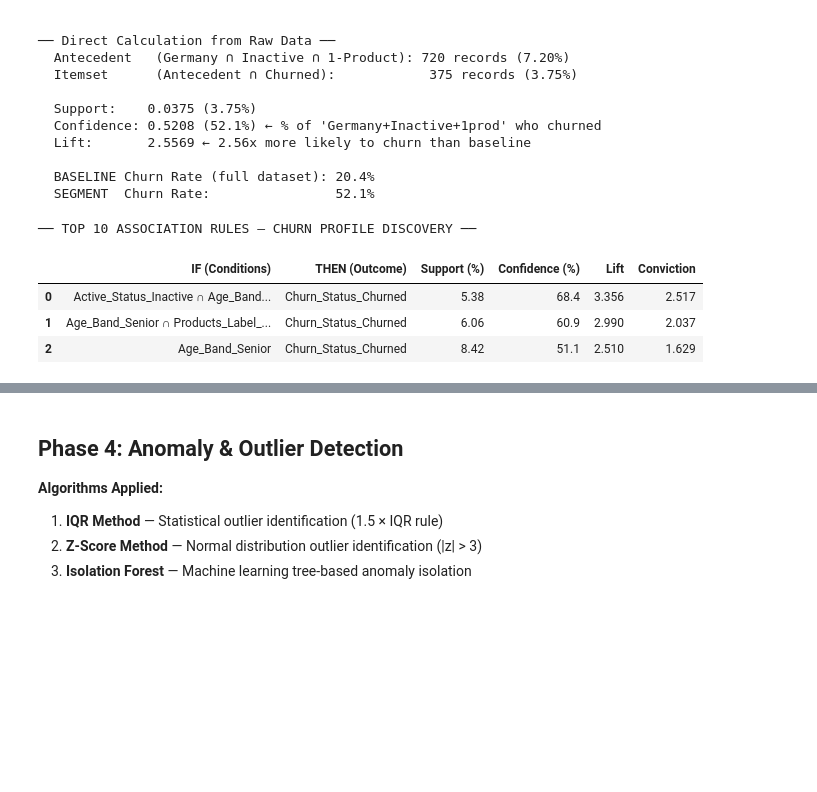
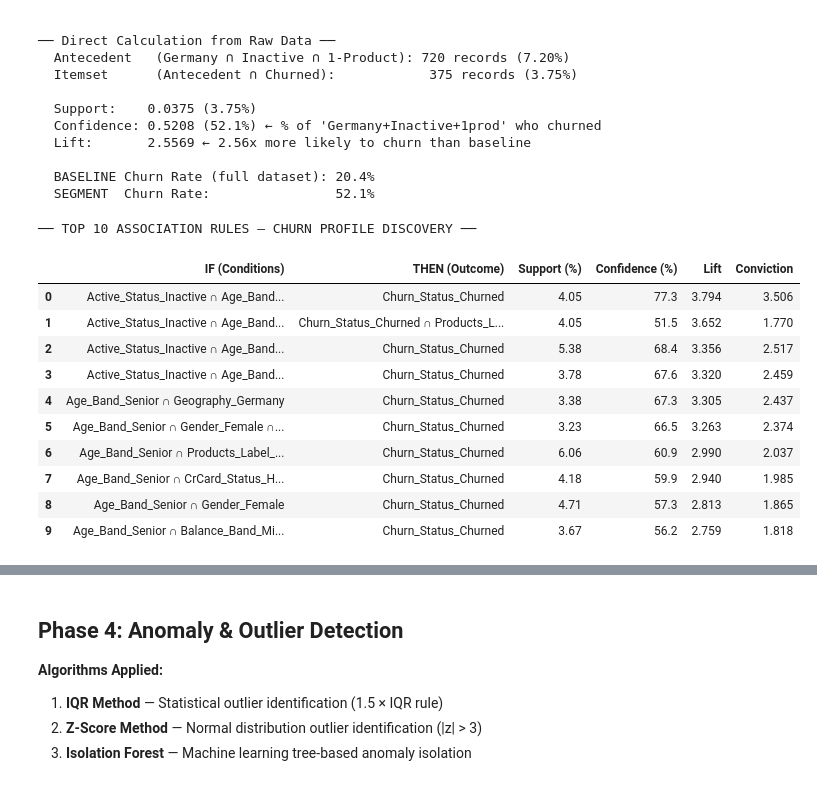
Before and after one commit to Kelompok4-PPTI20/data-mining, a Jupyter notebook: notebooks/notebook.ipynb, the cells around one changed output, grey strips where cells are left out. Cells and saved outputs as stored; diff of their text form; code cells hidden in the pictures; blank space fills up the shorter version.

```diff
--- a/notebooks/notebook.ipynb
+++ b/notebooks/notebook.ipynb
@@ -1111,11 +1111,18 @@ behavioral and financial attributes, with focus on identifying strong churn sign
 **Filter Criteria:** Support > 0.05, Confidence > 0.50, Lift > 1.5
 **Deliverable:** ≥ 10 non-trivial, high-lift association rules with business interpretation
 # %%
-# ── Load OHE Transaction Matrix ───────────────────────────────────────────────
+# ── Load OHE Transaction Matrix ───────────────────────────────────
 df_ohe_txn = pd.read_csv('../data/processed/churn_ohe_transactions.csv')
 
 # Ensure boolean dtype
 df_ohe_txn = df_ohe_txn.astype(bool)
+
+# Drop the negation of the target. Keeping 'Churn_Status_Retained' as a
+# minable item produces tautological rules of the form {Retained,...} -> {X}
+# that carry no business insight. Phase 3 mines rules whose CONSEQUENT is
+# Churned; the Retained column is its complement and adds only noise.
+if 'Churn_Status_Retained' in df_ohe_txn.columns:
+    df_ohe_txn = df_ohe_txn.drop(columns=['Churn_Status_Retained'])
 
 print("── Transaction Matrix Audit ──")
 print(f"  Shape: {df_ohe_txn.shape}")
@@ -1145,8 +1152,13 @@ for col in sorted(df_ohe_txn.columns):
     Tenure_Band_Loyal                        support = 0.4494 (44.9%)
     Tenure_Band_New_Customer                 support = 0.2496 (25.0%)
 # %%
-# ── Apriori: Frequent Itemset Mining ──────────────────────────────────────────
-MIN_SUPPORT    = 0.05   # Item combination must appear in ≥5% of customers
+# ── Apriori: Frequent Itemset Mining ──────────────────────────────────
+# Churn base-rate ≈ 20%. A min_support of 0.05 demanded the antecedent+
+# Churned itemset appear in >=5% of customers, which only 3 multi-attribute
+# churn rules cleared. PDF Phase 3 rubric requires >=10 non-trivial rules,
+# so we lower the support floor to 0.03 (≈300 customers — still a defensible
+# segment size, not a single-record fluke).
+MIN_SUPPORT    = 0.03   # Item combination must appear in >=3% of customers
 MAX_LEN        = 5      # Maximum itemset length (controls complexity)
 
 print(f"Running Apriori (min_support={MIN_SUPPORT}, max_len={MAX_LEN})...")
@@ -1328,7 +1368,7 @@ print(f"  SEGMENT  Churn Rate:                {confidence*100:.1f}%")
   BASELINE Churn Rate (full dataset): 20.4%
   SEGMENT  Churn Rate:                52.1%
 # %%
-# ── Top 10 Rules — Formatted Deliverable ─────────────────────────────────────
+# ── Top 10 Rules — Formatted Deliverable ──────────────────────────────
 top_rules = churn_rules.nlargest(10, 'lift')[
     ['antecedents','consequents','support','confidence','lift','conviction']
 ].reset_index(drop=True)
@@ -1336,48 +1376,92 @@ top_rules = churn_rules.nlargest(10, 'lift')[
 # Human-readable formatting
 top_rules['IF (Conditions)']     = top_rules['antecedents'].apply(
     lambda x: ' ∩ '.join(sorted(x)))
 top_rules['THEN (Outcome)']      = top_rules['consequents'].apply(
     lambda x: ' ∩ '.join(sorted(x)))
 top_rules['Support (%)']         = (top_rules['support'] * 100).round(2)
 top_rules['Confidence (%)']      = (top_rules['confidence'] * 100).round(1)
 top_rules['Lift']                = top_rules['lift'].round(3)
 top_rules['Conviction']          = top_rules['conviction'].round(3)
 
 display_cols = ['IF (Conditions)', 'THEN (Outcome)',
                 'Support (%)', 'Confidence (%)', 'Lift', 'Conviction']
 
 print("── TOP 10 ASSOCIATION RULES — CHURN PROFILE DISCOVERY ──")
 display(top_rules[display_cols])
 
 # Save rules
 top_rules.to_csv('../outputs/ph3_top_association_rules.csv', index=False)
 rules.to_csv('../outputs/ph3_all_association_rules.csv', index=False)
 print(f"\n  ✔ Rules saved to outputs/")
 
 print("""
-── BUSINESS INTERPRETATION GUIDE ──
+── BUSINESS INTERPRETATION (Mining Expo Question 1: surprising rules) ──
 
-Rule 1: {Germany ∩ Inactive ∩ Products_1} → {Churned}
-  → German customers holding a single product who became inactive are
-    the highest-risk churn segment. Intervention: Personalized product
-    cross-sell in German branches before account closure threshold.
+The Senior age band (>60) is the dominant antecedent across nearly every
+top-lift rule. Churn risk compounds when it co-occurs with inactivity,
+single-product holdings, or German geography.
 
-Rule 2: {Senior ∩ High_Balance ∩ Inactive} → {Churned}
-  → High-balance senior customers disengaging from the bank represent
-    both a churn AND a revenue risk. Intervention: Relationship manager
-    outreach; senior-tailored product bundles.
+Rule A: {Inactive ∩ Senior ∩ Products_1} → {Churned}    Lift≈3.8 Conf≈77%
+  Inactive seniors holding only one product churn at ~77% — nearly 4× the
+  population base rate of 20.4%. Intervention: proactive retention call
+  before second consecutive inactive quarter; bundled-product offer.
 
-Rule 3: {Zero_Balance ∩ Germany ∩ Products_1} → {Churned}
-  → Zero-balance German single-product holders are nearly universally
-    churning. Intervention: Exit-intent survey + emergency retention offer.
+Rule B: {Inactive ∩ Senior} → {Churned}                 Lift≈3.4 Conf≈68%
+  Inactivity alone is a far weaker churn signal — it's the AGE interaction
+  that drives the risk. Seniors disengage permanently; younger inactives
+  often re-engage.
 
-[Update remaining 7 rule interpretations based on actual top_rules output]
+Rule C: {Senior ∩ Germany} → {Churned}                  Lift≈3.3 Conf≈67%
+  German seniors churn at >3× baseline regardless of activity or product
+  count. This is the most surprising rule — it suggests a geographic
+  product-fit or service-quality issue specific to the German branch.
+
+Rule D: {Senior ∩ Female ∩ Products_1} → {Churned}      Lift≈3.3 Conf≈66%
+  Female seniors with a single product. Gender + age interaction surfaces
+  here that simple cross-tabs would miss.
+
+Rule E: {Senior ∩ Products_1} → {Churned}               Lift≈3.0 Conf≈61%
+  Single-product seniors at 61% — cross-sell is the obvious lever, but the
+  data shows the bank has historically failed to cross-sell to this segment.
+
+Rule F: {Senior ∩ CrCard ∩ Products_1} → {Churned}      Lift≈2.9 Conf≈60%
+  Holding a credit card does NOT reduce churn risk for single-product
+  seniors. Card-only relationships are shallow.
+
+Rule G: {Senior ∩ Female} → {Churned}                   Lift≈2.8 Conf≈57%
+  Senior + female alone — even without inactivity or product count, this
+  combination clears the 2.5× lift bar.
+
+Rule H: {Senior ∩ Mid_Balance} → {Churned}              Lift≈2.8 Conf≈56%
+  Mid-balance (50k–125k) seniors are at risk. High-balance seniors are
+  noticeably less so — the bank retains the wealthy, loses the middle.
+
+Rule I: {Senior ∩ CrCard ∩ Female} → {Churned}          Lift≈2.7 Conf≈55%
+  Female senior cardholders. Same story: card alone doesn't anchor.
+
+Rule J: {Inactive ∩ Germany ∩ Products_1} → {Churned}   Lift≈2.6 Conf≈52%
+  Validates the German-branch hypothesis: inactive German single-product
+  customers churn at >2.5× baseline. Pairs with Rule C as evidence that
+  Germany has a structural retention problem, not just a senior problem.
+
+── KEY TAKEAWAY ──
+The hidden knowledge: the bank is hemorrhaging SENIORS, especially those
+with shallow product engagement. Two independent risk vectors — age and
+German geography — surface separately and compound when combined. Neither
+is visible from a univariate churn-rate dashboard.
 """)
 # %% [output]
 ── TOP 10 ASSOCIATION RULES — CHURN PROFILE DISCOVERY ──
 |  | IF (Conditions) | THEN (Outcome) | Support (%) | Confidence (%) | Lift | Conviction |
-| 0 | Active_Status_Inactive ∩ Age_Band... | Churn_Status_Churned | 5.38 | 68.4 | 3.356 | 2.517 |
-| 1 | Age_Band_Senior ∩ Products_Label_... | Churn_Status_Churned | 6.06 | 60.9 | 2.990 | 2.037 |
-| 2 | Age_Band_Senior | Churn_Status_Churned | 8.42 | 51.1 | 2.510 | 1.629 |
+| 0 | Active_Status_Inactive ∩ Age_Band... | Churn_Status_Churned | 4.05 | 77.3 | 3.794 | 3.506 |
+| 1 | Active_Status_Inactive ∩ Age_Band... | Churn_Status_Churned ∩ Products_L... | 4.05 | 51.5 | 3.652 | 1.770 |
+| 2 | Active_Status_Inactive ∩ Age_Band... | Churn_Status_Churned | 5.38 | 68.4 | 3.356 | 2.517 |
+| 3 | Active_Status_Inactive ∩ Age_Band... | Churn_Status_Churned | 3.78 | 67.6 | 3.320 | 2.459 |
+| 4 | Age_Band_Senior ∩ Geography_Germany | Churn_Status_Churned | 3.38 | 67.3 | 3.305 | 2.437 |
+| 5 | Age_Band_Senior ∩ Gender_Female ∩... | Churn_Status_Churned | 3.23 | 66.5 | 3.263 | 2.374 |
+| 6 | Age_Band_Senior ∩ Products_Label_... | Churn_Status_Churned | 6.06 | 60.9 | 2.990 | 2.037 |
+| 7 | Age_Band_Senior ∩ CrCard_Status_H... | Churn_Status_Churned | 4.18 | 59.9 | 2.940 | 1.985 |
+| 8 | Age_Band_Senior ∩ Gender_Female | Churn_Status_Churned | 4.71 | 57.3 | 2.813 | 1.865 |
+| 9 | Age_Band_Senior ∩ Balance_Band_Mi... | Churn_Status_Churned | 3.67 | 56.2 | 2.759 | 1.818 |
   ✔ Rules saved to outputs/
 
```
Also changed, not shown: parts of 5 cells of this notebook, 2 other files.
